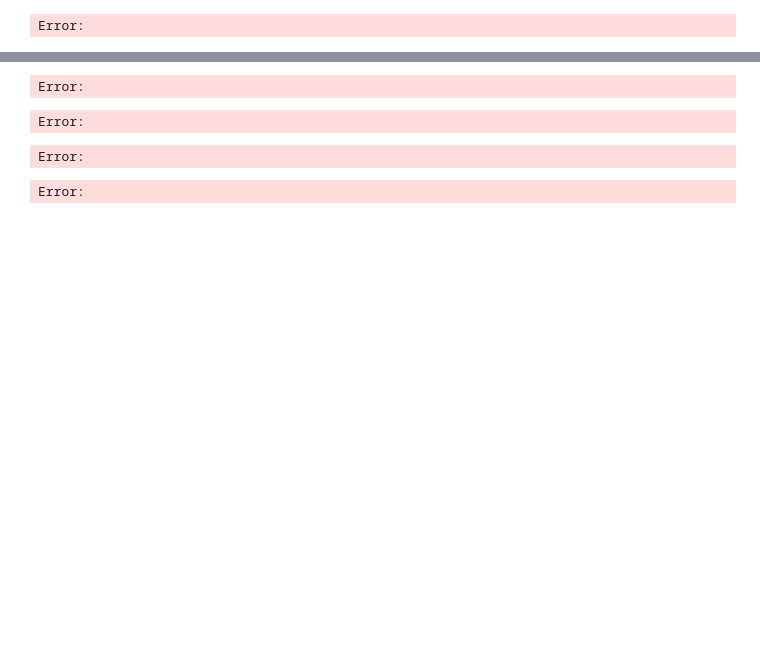
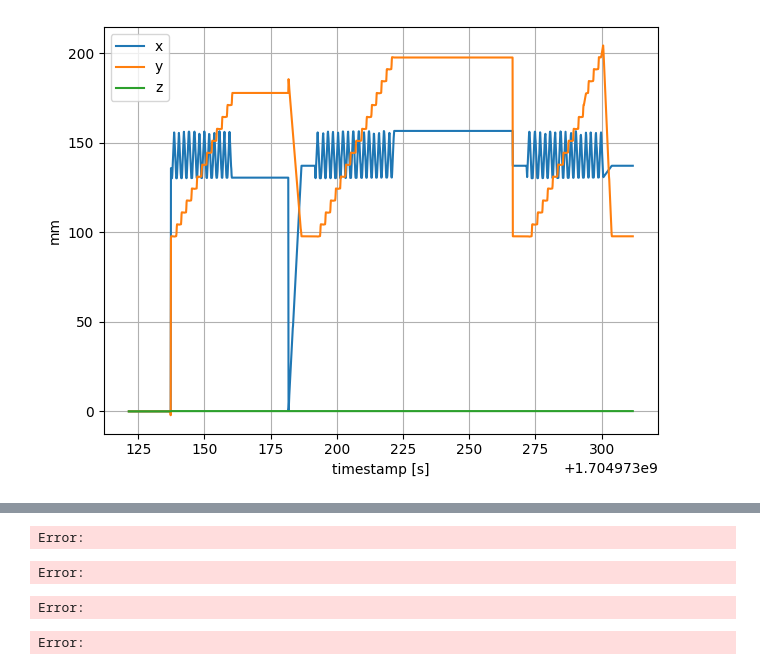
Before and after one commit to FoR-Group1/OpenWhisker, a Jupyter notebook: whisker_driver_ros2/scripts/data_analysis.ipynb, the cells around one changed output, grey strips where cells are left out. Saved outputs shown, nothing was run; the diff lists cells and outputs as text; code cells hidden in the pictures; blank space fills up the shorter version.

```diff
--- a/whisker_driver_ros2/scripts/data_analysis.ipynb
+++ b/whisker_driver_ros2/scripts/data_analysis.ipynb
@@ -53,15 +61,15 @@ Error:
 # %%
 plt.plot([x[0] for x in printer_data], [x[1] for x in printer_data], label="x")
 plt.plot([x[0] for x in printer_data], [x[2] for x in printer_data], label="y")
 plt.plot([x[0] for x in printer_data], [x[3] for x in printer_data], label="z")
-plt.set_xlabel("timestamp [s]")
-plt.set_ylabel("mm")
+plt.gca().set_xlabel("timestamp [s]")
+plt.gca().set_ylabel("mm")
 plt.legend()
 plt.grid()
-plt.show()
-plt.savefig("../reports/ros_integration/figures/3d_printer_raw.png")
+plt.tight_layout()
+plt.savefig("../../reports/ros_integration/figures/3d_printer_raw.png")
 # %% [output]
-Error:
+[figure, added]
 # %%
 import numpy as np
 from scipy.signal import butter,filtfilt
```
Also changed, not shown: parts of 11 cells of this notebook, 1 other file.
